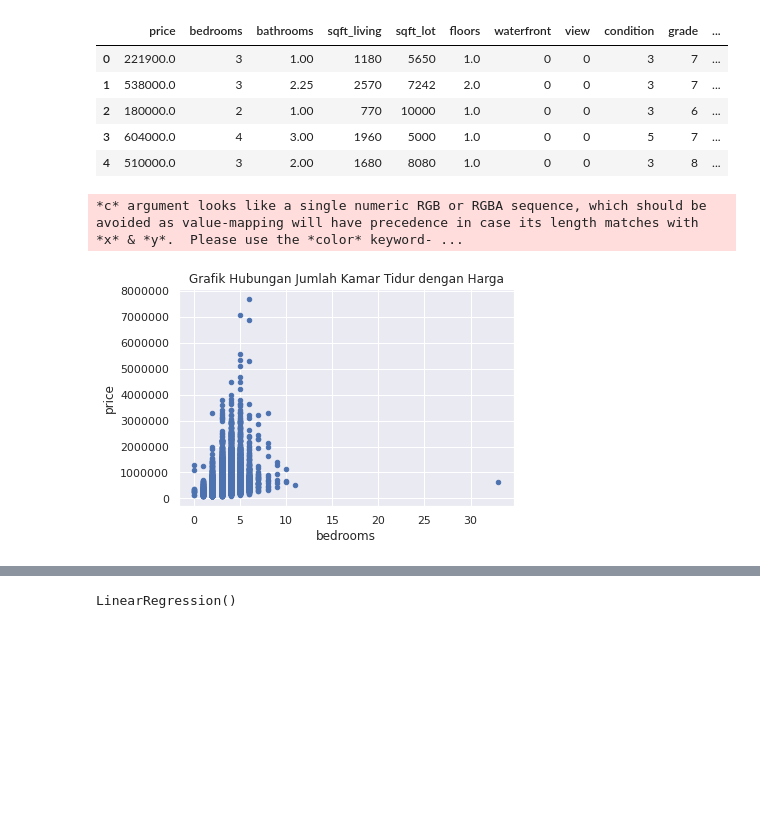
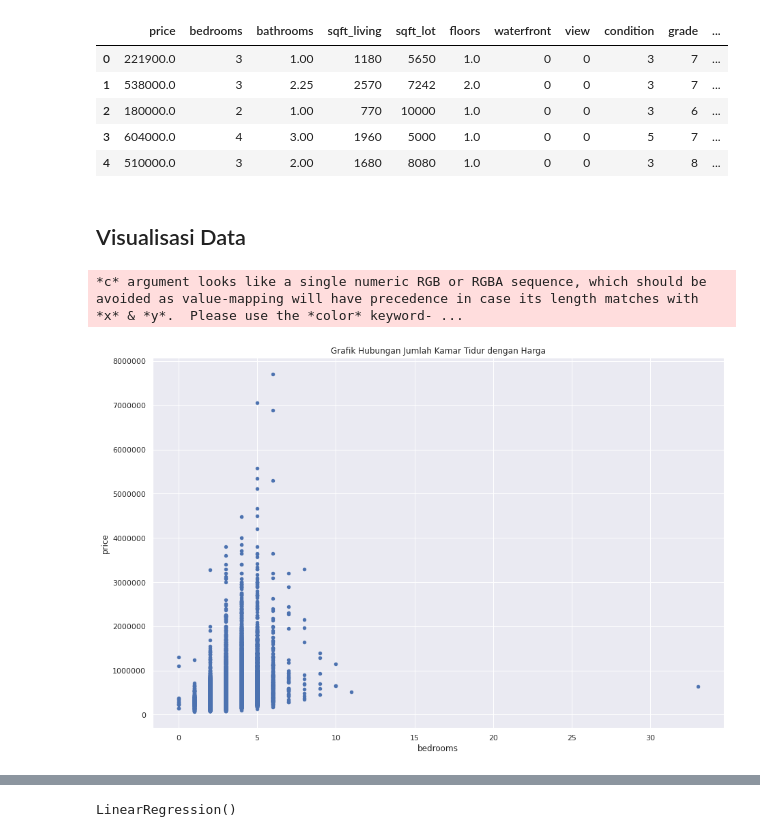
Before and after one commit to wurifah/Bisaai, a Jupyter notebook: regresi.ipynb, the cells around one changed output, grey strips where cells are left out. Drawn from its saved outputs; the diff is of its cells as text; code cells hidden in the pictures; blank space fills up the shorter version.

```diff
--- a/regresi.ipynb
+++ b/regresi.ipynb
@@ -91,6 +115,7 @@ dtype: int64
 # %%
 df.drop(columns = 'id', inplace = True)
 df.drop(columns = 'date', inplace = True)
+df.drop(columns = 'zipcode', inplace = True)
 # %%
 df.head()
 # %% [output]
@@ -100,14 +125,16 @@ df.head()
 | 2 | 180000.0 | 2 | 1.00 | 770 | 10000 | 1.0 | 0 | 0 | 3 | 6 | ... |
 | 3 | 604000.0 | 4 | 3.00 | 1960 | 5000 | 1.0 | 0 | 0 | 5 | 7 | ... |
 | 4 | 510000.0 | 3 | 2.00 | 1680 | 8080 | 1.0 | 0 | 0 | 3 | 8 | ... |
+# %% [markdown]
+## Visualisasi Data
 # %%
 sns.set()
-df.plot(x='bedrooms',y='price', kind = 'scatter')
+df.plot(x='bedrooms',y='price', kind = 'scatter',figsize=(15,10))
 plt.title('Grafik Hubungan Jumlah Kamar Tidur dengan Harga')
 plt.ticklabel_format(style='plain')
 plt.show()
 # %% [output]
 *c* argument looks like a single numeric RGB or RGBA sequence, which should be avoided as value-mapping will have precedence in case its length matches with *x* & *y*.  Please use the *color* keyword- ...
-[figure, old version]
+[figure, new version]
 # %%
 sns.set()
```
Also changed, not shown: parts of 71 cells of this notebook.
